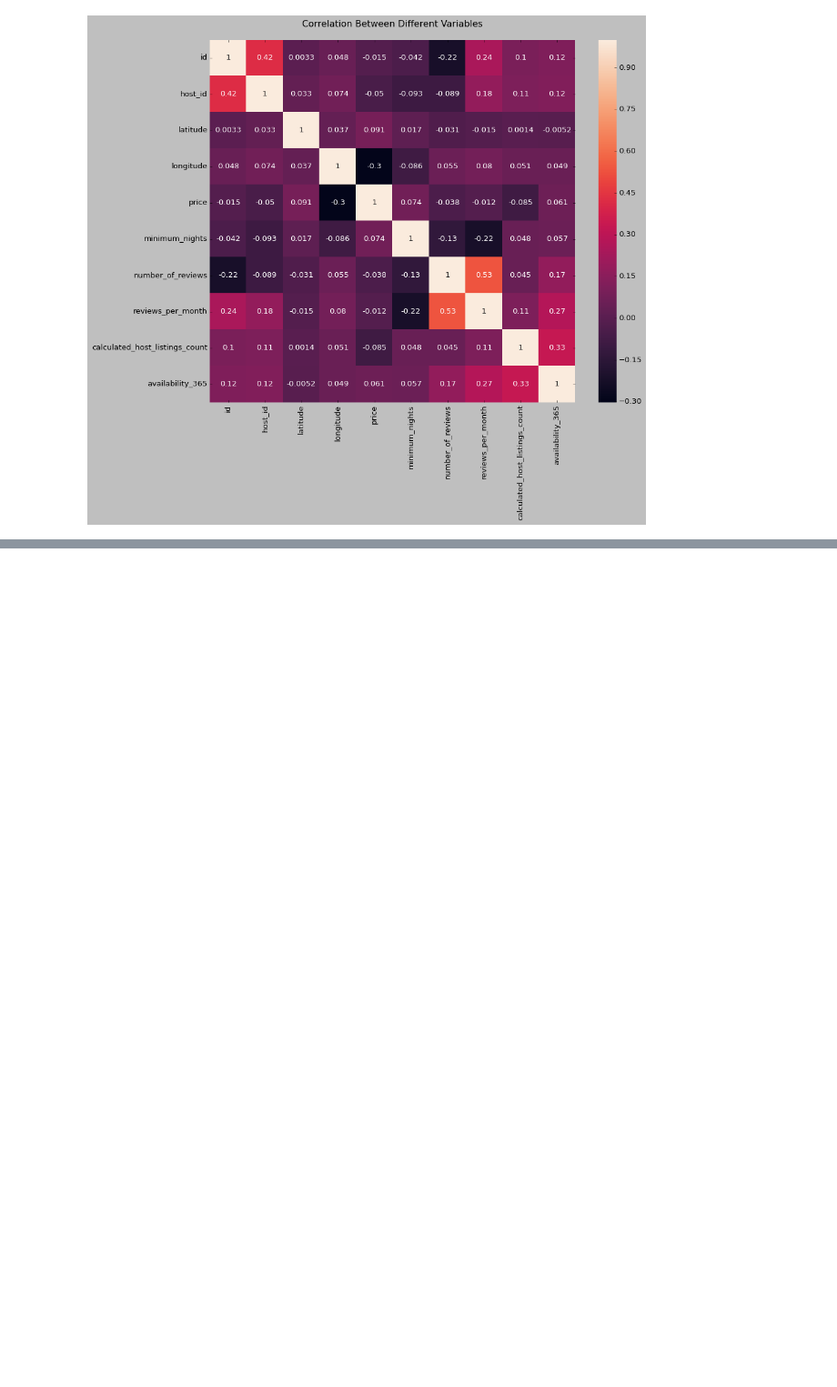
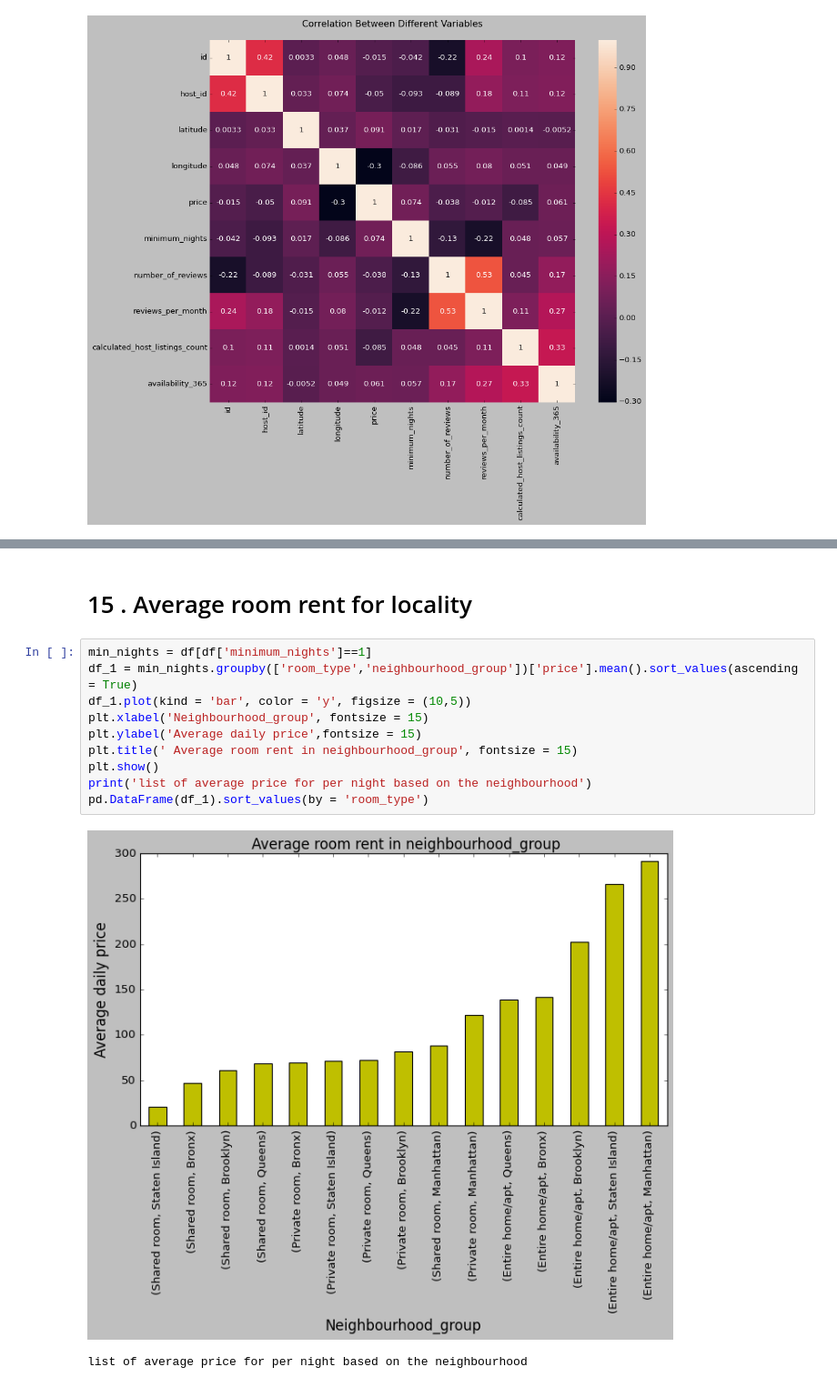
Before and after one commit to vaibhav639/Airbnb-Bookings-Analysis, a Jupyter notebook: Airbnb_Bookings_Analysis_Github.ipynb, the cells around one changed output, grey strips where cells are left out. Shown: that part at 91% size. Drawn from its saved outputs; the diff is of its cells as text; blank space fills up the shorter version.

```diff
--- a/Airbnb_Bookings_Analysis_Github.ipynb
+++ b/Airbnb_Bookings_Analysis_Github.ipynb
@@ -177,0 +213,15 @@ plt.show()
+# %% [markdown]
+# 15 . Average room rent for locality
+# %%
+min_nights = df[df['minimum_nights']==1]
+df_1 = min_nights.groupby(['room_type','neighbourhood_group'])['price'].mean().sort_values(ascending = True)
+df_1.plot(kind = 'bar', color = 'y', figsize = (10,5))
+plt.xlabel('Neighbourhood_group', fontsize = 15)
+plt.ylabel('Average daily price',fontsize = 15)
+plt.title(' Average room rent in neighbourhood_group', fontsize = 15)
+plt.show()
+print('list of average price for per night based on the neighbourhood')
+pd.DataFrame(df_1).sort_values(by = 'room_type')
+# %% [output]
+[figure, added]
+list of average price for per night based on the neighbourhood
```
Also changed, not shown: parts of 12 cells of this notebook.
